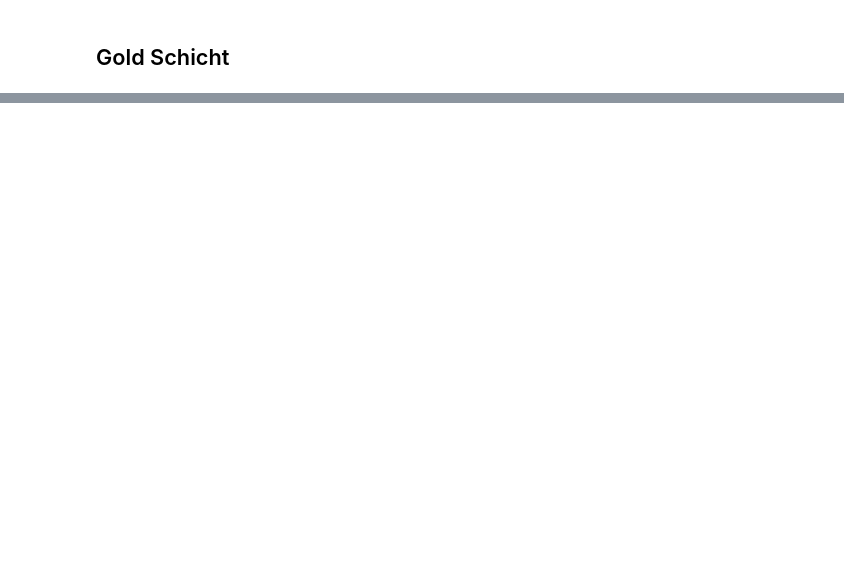
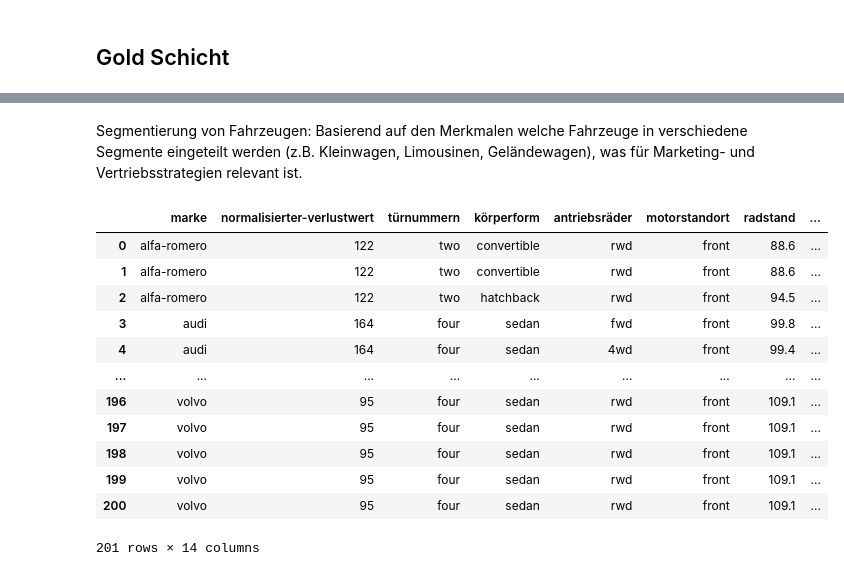
Before and after one commit to GermanCodeIsAwful/dataWareSeminararbeit, a Jupyter notebook: DeltaLake.ipynb, the cells around one changed output, grey strips where cells are left out. Saved outputs shown, nothing was run; the diff lists cells and outputs as text; code cells hidden in the pictures; blank space fills up the shorter version.

```diff
--- a/DeltaLake.ipynb
+++ b/DeltaLake.ipynb
@@ -223,2 +294,15 @@ Indicator Variable (or Dummy Variable)
 # %% [markdown]
 ## Gold Schicht
+# %%
+silber_df = pd.read_parquet('silber/auto_silber.parquet')
+
+def safe_gold_usecase(silber_df, columns, usecase_name):
+    parquet_file_path = os.path.join('.', 'gold')
+    parquet_file_name = f'auto_{usecase_name}.parquet'
+
+    if not os.path.exists(parquet_file_path):
+        os.mkdir(parquet_file_path)
+
+    gold_df = silber_df[columns].copy()
+    gold_df.to_parquet(os.path.join(parquet_file_path, parquet_file_name))
+    display(gold_df)
@@ -224,0 +330,21 @@ Indicator Variable (or Dummy Variable)
+# %% [markdown]
+Segmentierung von Fahrzeugen:
+Basierend auf den Merkmalen welche Fahrzeuge in verschiedene Segmente eingeteilt werden (z.B. Kleinwagen, Limousinen, Geländewagen), was für Marketing- und Vertriebsstrategien relevant ist.
+# %%
+segmentierung_gold  = ['marke', 'normalisierter-verlustwert', 'türnummern', 'körperform', 'antriebsräder', 'motorstandort', 'radstand', 'länge', 'breite', 'höhe', 'leergewicht', 'länge-norm', 'breite-norm', 'höhe-norm']
+
+safe_gold_usecase(silber_df, segmentierung_gold, 'segmentierung')
+# %% [output]
+|  | marke | normalisierter-verlustwert | türnummern | körperform | antriebsräder | motorstandort | radstand | ... |
+| 0 | alfa-romero | 122 | two | convertible | rwd | front | 88.6 | ... |
+| 1 | alfa-romero | 122 | two | convertible | rwd | front | 88.6 | ... |
+| 2 | alfa-romero | 122 | two | hatchback | rwd | front | 94.5 | ... |
+| 3 | audi | 164 | four | sedan | fwd | front | 99.8 | ... |
+| 4 | audi | 164 | four | sedan | 4wd | front | 99.4 | ... |
+| ... | ... | ... | ... | ... | ... | ... | ... | ... |
+| 196 | volvo | 95 | four | sedan | rwd | front | 109.1 | ... |
+| 197 | volvo | 95 | four | sedan | rwd | front | 109.1 | ... |
+| 198 | volvo | 95 | four | sedan | rwd | front | 109.1 | ... |
+| 199 | volvo | 95 | four | sedan | rwd | front | 109.1 | ... |
+| 200 | volvo | 95 | four | sedan | rwd | front | 109.1 | ... |
+201 rows × 14 columns
```
Also changed, not shown: parts of 22 cells of this notebook, 11 other files.
